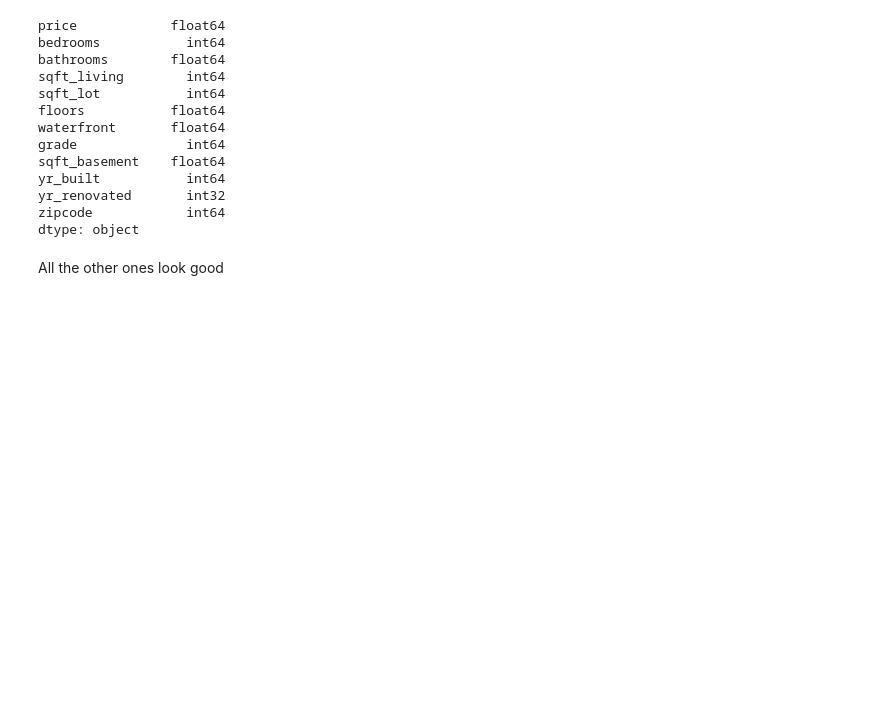
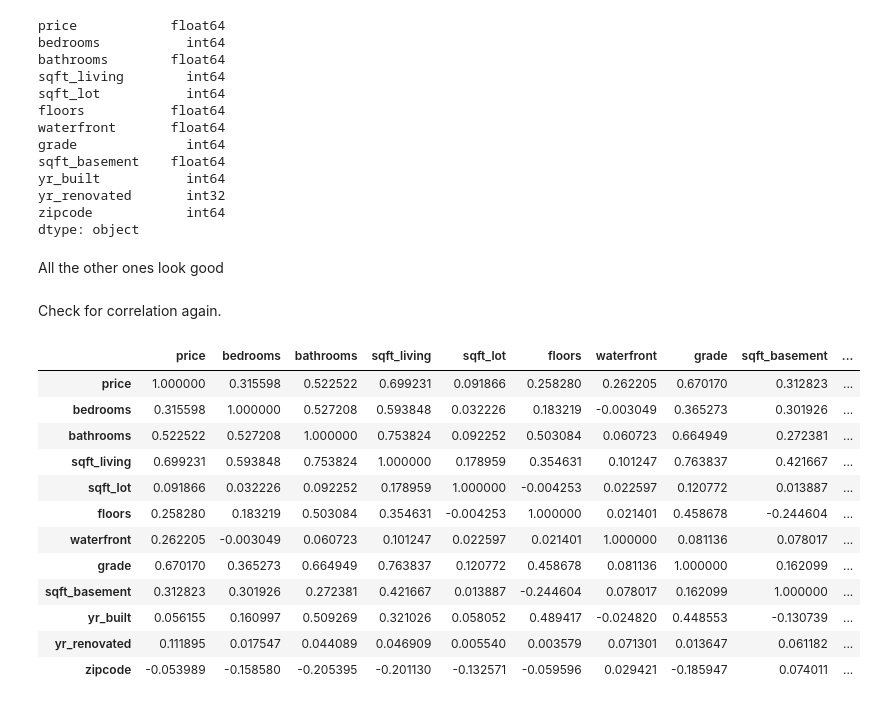
Before and after one commit to halpert3/dsc-mod-2-project-v2-1-onl01-dtsc-pt-070620, a Jupyter notebook: EDA_v2.ipynb, the cells around one changed output. Cells and saved outputs as stored; diff of their text form; code cells hidden in the pictures; blank space fills up the shorter version.

```diff
--- a/EDA_v2.ipynb
+++ b/EDA_v2.ipynb
@@ -367,3 +367,21 @@ zipcode            int64
 dtype: object
 # %% [markdown]
 All the other ones look good
+# %% [markdown]
+Check for correlation again.
+# %%
+data.corr()
+# %% [output]
+|  | price | bedrooms | bathrooms | sqft_living | sqft_lot | floors | waterfront | grade | sqft_basement | ... |
+| price | 1.000000 | 0.315598 | 0.522522 | 0.699231 | 0.091866 | 0.258280 | 0.262205 | 0.670170 | 0.312823 | ... |
+| bedrooms | 0.315598 | 1.000000 | 0.527208 | 0.593848 | 0.032226 | 0.183219 | -0.003049 | 0.365273 | 0.301926 | ... |
+| bathrooms | 0.522522 | 0.527208 | 1.000000 | 0.753824 | 0.092252 | 0.503084 | 0.060723 | 0.664949 | 0.272381 | ... |
+| sqft_living | 0.699231 | 0.593848 | 0.753824 | 1.000000 | 0.178959 | 0.354631 | 0.101247 | 0.763837 | 0.421667 | ... |
+| sqft_lot | 0.091866 | 0.032226 | 0.092252 | 0.178959 | 1.000000 | -0.004253 | 0.022597 | 0.120772 | 0.013887 | ... |
+| floors | 0.258280 | 0.183219 | 0.503084 | 0.354631 | -0.004253 | 1.000000 | 0.021401 | 0.458678 | -0.244604 | ... |
+| waterfront | 0.262205 | -0.003049 | 0.060723 | 0.101247 | 0.022597 | 0.021401 | 1.000000 | 0.081136 | 0.078017 | ... |
+| grade | 0.670170 | 0.365273 | 0.664949 | 0.763837 | 0.120772 | 0.458678 | 0.081136 | 1.000000 | 0.162099 | ... |
+| sqft_basement | 0.312823 | 0.301926 | 0.272381 | 0.421667 | 0.013887 | -0.244604 | 0.078017 | 0.162099 | 1.000000 | ... |
+| yr_built | 0.056155 | 0.160997 | 0.509269 | 0.321026 | 0.058052 | 0.489417 | -0.024820 | 0.448553 | -0.130739 | ... |
+| yr_renovated | 0.111895 | 0.017547 | 0.044089 | 0.046909 | 0.005540 | 0.003579 | 0.071301 | 0.013647 | 0.061182 | ... |
+| zipcode | -0.053989 | -0.158580 | -0.205395 | -0.201130 | -0.132571 | -0.059596 | 0.029421 | -0.185947 | 0.074011 | ... |
```
Also changed, not shown: parts of 17 cells of this notebook.
